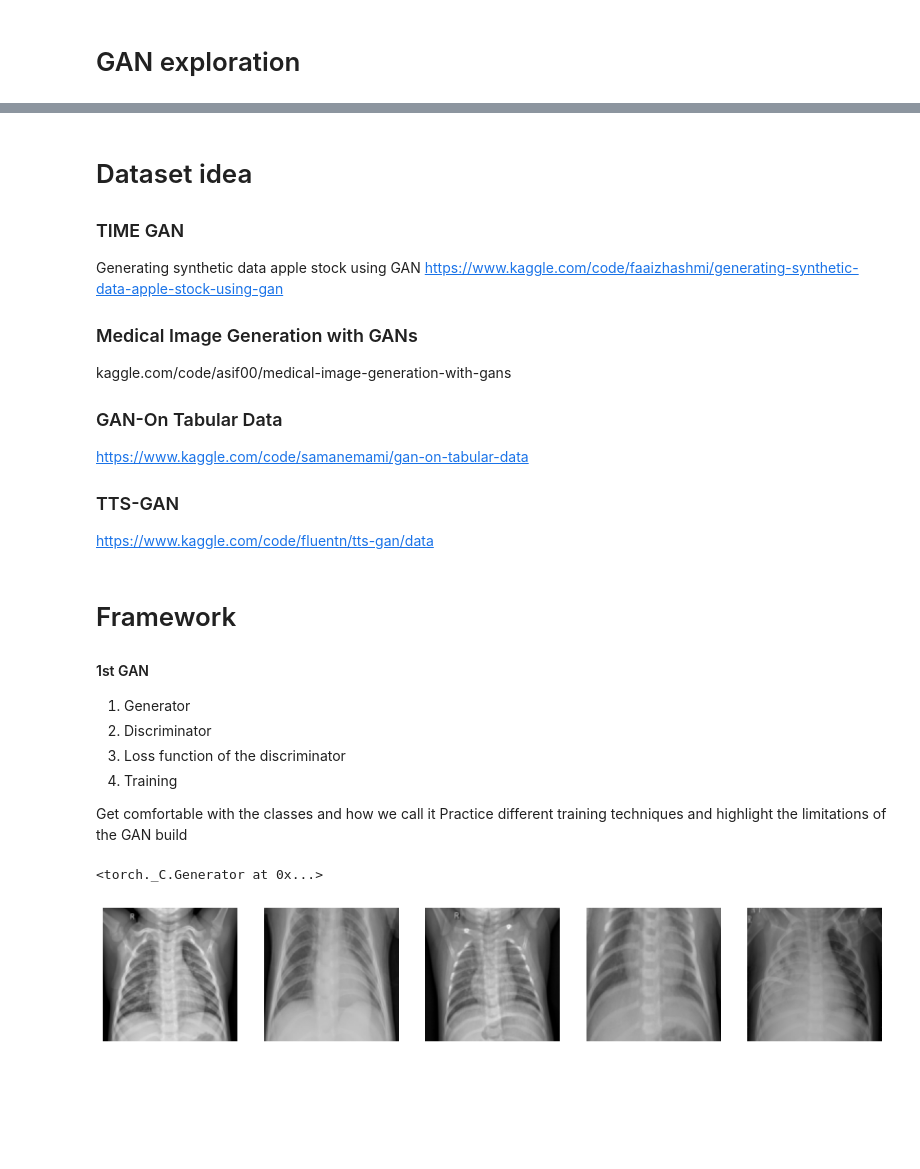
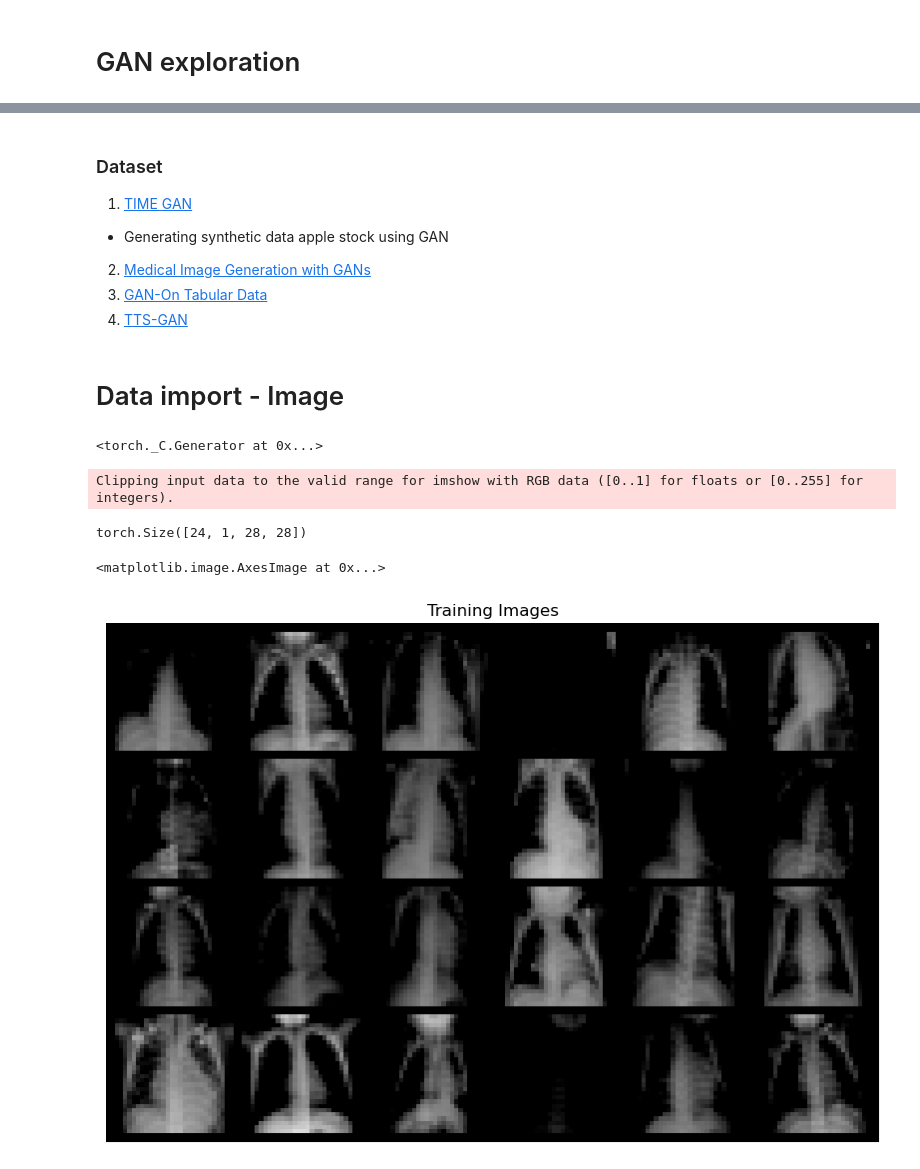
Before and after one commit to philbeliveau/GAN, a Jupyter notebook: GAN_learning.ipynb, the cells around one changed output, grey strips where cells are left out. Saved outputs shown, nothing was run; the diff lists cells and outputs as text; code cells hidden in the pictures; blank space fills up the shorter version.

```diff
--- a/GAN_learning.ipynb
+++ b/GAN_learning.ipynb
@@ -15,28 +3,12 @@ print(square.sides)
 # %% [markdown]
-# Dataset idea
-
-### TIME GAN
-Generating synthetic data apple stock using GAN
-https://www.kaggle.com/code/faaizhashmi/generating-synthetic-data-apple-stock-using-gan
-
-### Medical Image Generation with GANs
-kaggle.com/code/asif00/medical-image-generation-with-gans
-
-### GAN-On Tabular Data
-https://www.kaggle.com/code/samanemami/gan-on-tabular-data
-
-### TTS-GAN
-https://www.kaggle.com/code/fluentn/tts-gan/data
+### Dataset
+1. [TIME GAN](https://www.kaggle.com/code/faaizhashmi/generating-synthetic-data-apple-stock-using-gan)
+- Generating synthetic data apple stock using GAN
+2. [Medical Image Generation with GANs  ](https://www.kaggle.com/code/asif00/medical-image-generation-with-gans)
+3. [GAN-On Tabular Data](https://www.kaggle.com/code/samanemami/gan-on-tabular-data)
+4. [TTS-GAN](https://www.kaggle.com/code/fluentn/tts-gan/data)
-# %% [markdown]
-# Framework
-#### 1st GAN
-1. Generator
-2. Discriminator
-3. Loss function of the discriminator
-4. Training
-
-Get comfortable with the classes and how we call it
-Practice different training techniques and highlight the limitations of the GAN build
+# %% [markdown]
+# Data import - Image
 # %%
 # Import the required librairies
 import torch
@@ -52,47 +24,47 @@ torch.manual_seed(0) # Set for testing purposes, please do not change!
 <torch._C.Generator at 0x...>
 # %%
 #initially I went for 128*128, later decided to go with 512*512 image size
-BUFFER_SIZE = 64000
-BATCH_SIZE = 64
+BUFFER_SIZE = 12000
+BATCH_SIZE = 24
 EPOCHS = 50
 latent_dim = 64
-input_size = [128*2, 128*2, 3]
-image_size = (28*2, 28*2)
+input_size = [128*2, 128*2, 1]
+image_size = (14*2, 14*2)
 # %%
 image_directory = '/Users/philippebeliveau/Desktop/Notebook_Jupyter_R/Synthetic_Data/GAN/chest_xray/train'
 
 def filter_classes(file):
     # Liste des classes que vous voulez charger
     classes = ['NORMAL', 'PNEUMONIA']
 
     # Vérifier si le fichier appartient à l'une des classes spécifiées
     return any(cls in file for cls in classes)
 
 # Définir les transformations à appliquer sur les images
-# Vous pouvez ajouter d'autres transformations ici si nécessaire
+# Define the transform
 transform = transforms.Compose([
-    transforms.Resize((image_size)),  # Redimensionner les images
-    transforms.ToTensor(),  # Convertir les images en tenseurs
+    transforms.Resize(image_size),
+    transforms.Grayscale(num_output_channels=1),
+    transforms.ToTensor(),
+    transforms.Normalize((0.5,), (0.5))
 ])
 
 
 # Utiliser ImageFolder pour charger les images à partir du répertoire
 dataset = datasets.ImageFolder(image_directory, transform=transform, is_valid_file=filter_classes)
 
 # Utiliser DataLoader pour gérer le chargement des données en lots
 train_dataloader = torch.utils.data.DataLoader(dataset, batch_size=BATCH_SIZE, shuffle=True)
+
+images, labels = next(iter(train_dataloader))
+print(images.size())
+# show images
+plt.figure(figsize=(10, 10))
+plt.axis("off")
+plt.title("Training Images")
+plt.imshow(make_grid(images, nrow=6).permute((1, 2, 0)))
+# %% [output]
+Clipping input data to the valid range for imshow with RGB data ([0..1] for floats or [0..255] for integers).
+torch.Size([24, 1, 28, 28])
+<matplotlib.image.AxesImage at 0x...>
+[figure, added]
-# %%
-import matplotlib.pyplot as plt
-
-# Obtenir un lot de données
-images, labels = next(iter(train_dataloader))
-
-# Afficher les premières images du lot
-fig, axs = plt.subplots(1, 5, figsize=(15, 3))  # Créer une figure avec 5 subplots
-for i in range(5):  # Afficher les 5 premières images
-    axs[i].imshow(images[i].permute(1, 2, 0))  # Les images sont chargées en format (C, H, W), donc nous devons les permuter pour les afficher
-    axs[i].axis('off')  # Supprimer les axes
-
-plt.show()
-# %% [output]
-[figure, removed]
```
Also changed, not shown: parts of 22 cells of this notebook.
